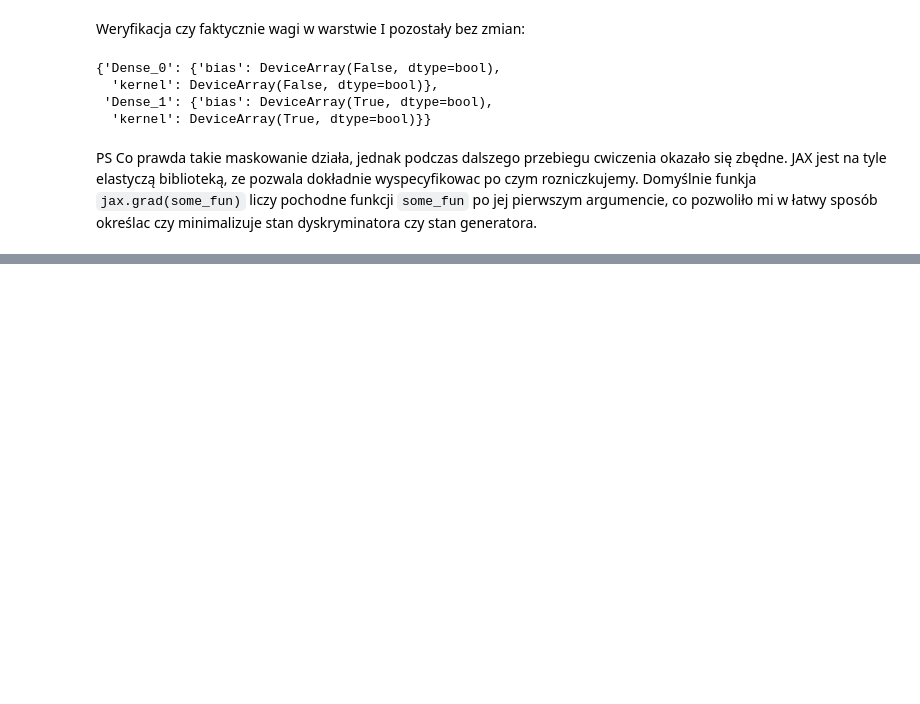
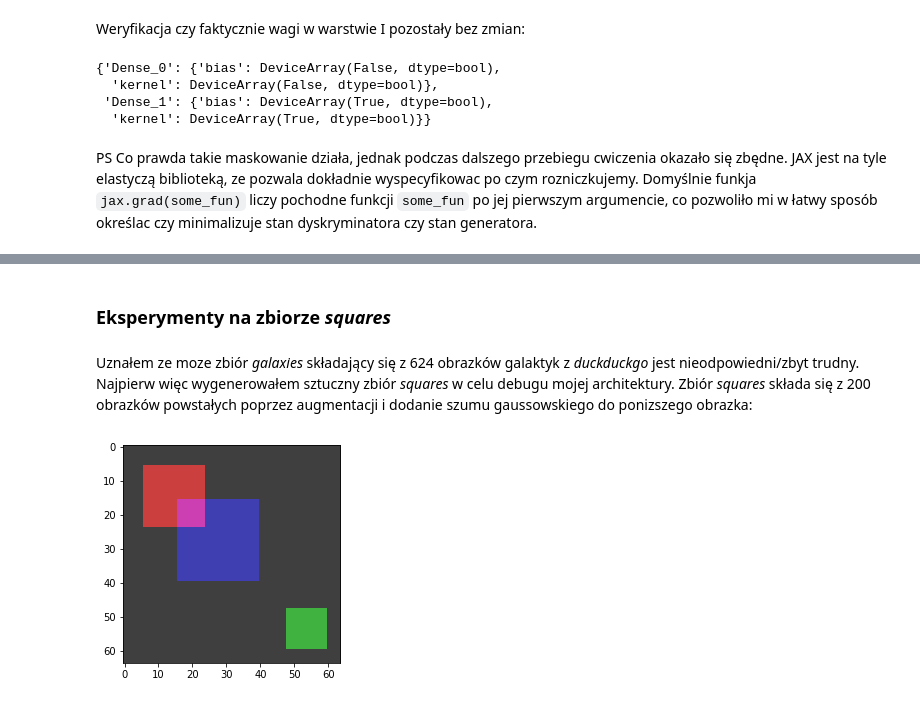
Before and after one commit to Wotaker/TrainingGAN, a Jupyter notebook: raport.ipynb, the cells around one changed output, grey strips where cells are left out. Drawn from its saved outputs; the diff is of its cells as text; code cells hidden in the pictures; blank space fills up the shorter version.

```diff
--- a/raport.ipynb
+++ b/raport.ipynb
@@ -228,0 +423,13 @@ PS Co prawda takie maskowanie działa, jednak podczas dalszego przebiegu cwiczen
+# %% [markdown]
+### Eksperymenty na zbiorze *squares*
+# %% [markdown]
+Uznałem ze moze zbiór *galaxies* składający się z 624 obrazków galaktyk z *duckduckgo* jest nieodpowiedni/zbyt trudny. Najpierw więc wygenerowałem sztuczny zbiór *squares* w celu debugu mojej architektury. Zbiór *squares* składa się z 200 obrazków powstałych poprzez augmentacji i dodanie szumu gaussowskiego do ponizszego obrazka:
+# %%
+simple_img = jnp.ones((64, 64, 3)) * 0.25
+simple_img = simple_img.at[6:24, 6:24, 0].set(0.8)
+simple_img = simple_img.at[48:60, 48:60, 1].set(0.7)
+simple_img = simple_img.at[16:40, 16:40, 2].set(0.7)
+
+plt.imshow(simple_img);
+# %% [output]
+[figure, added]
```
Also changed, not shown: parts of 29 cells of this notebook, 5 other files.
